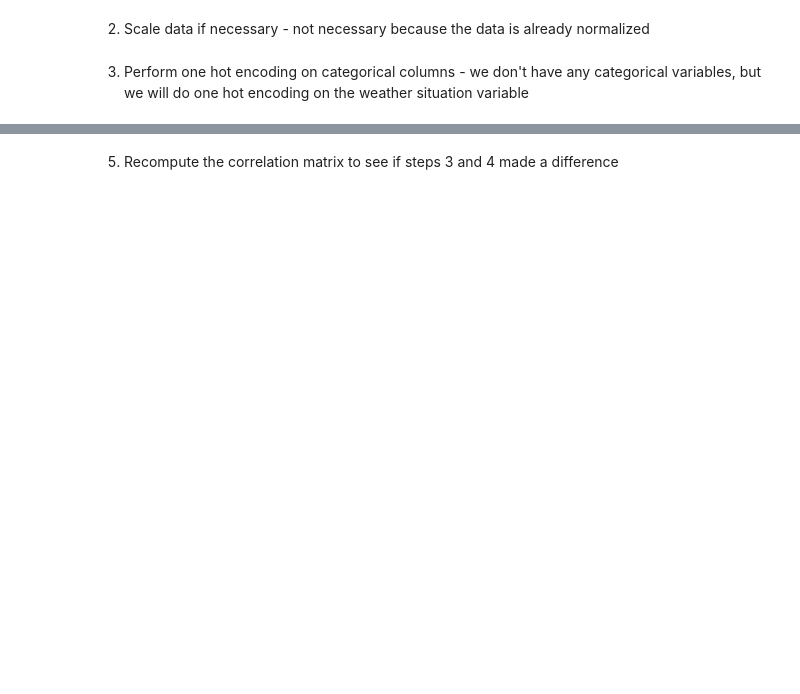
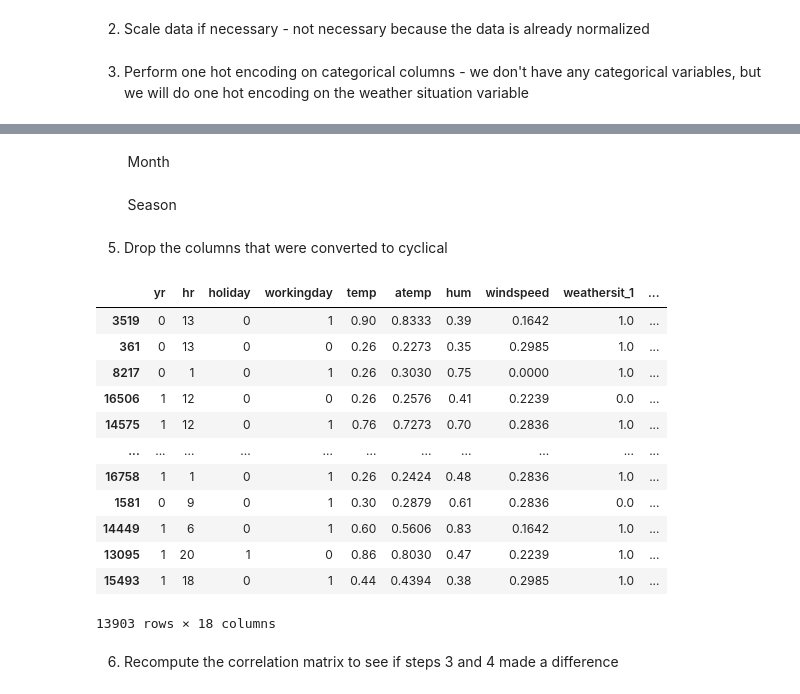
Before and after one commit to maddyBrown19/audomadic-regressor, a Jupyter notebook: audomadic.ipynb, the cells around one changed output, grey strips where cells are left out. Drawn from its saved outputs; the diff is of its cells as text; code cells hidden in the pictures; blank space fills up the shorter version.

Commit message:
Encode cyclical data

```diff
--- a/audomadic.ipynb
+++ b/audomadic.ipynb
@@ -146,8 +148,8 @@ train_labels = strat_train_set["cnt"].copy()
 test_labels = strat_test_set["cnt"].copy()
 
 # Remove the cnt column from test and training
-strat_train_set.drop("cnt", axis=1)
-strat_test_set.drop("cnt", axis=1)
+strat_train_set.drop("cnt", axis=1, inplace=True)
+strat_test_set.drop("cnt", axis=1, inplace=True)
 
 print(f"Training set: {len(strat_train_set)}")
 print(f"Test set: {len(strat_test_set)}\n")
@@ -233,2 +237,56 @@ strat_train_set
+# %%
+# Circular encoding function
+def circular_transform(X, max_value):
+    X = np.asarray(X).flatten()
+    sin_vals = np.sin(2 * np.pi * X / max_value)
+    cos_vals = np.cos(2 * np.pi * X / max_value)
+    return np.vstack([sin_vals, cos_vals]).T
+
+# Apply circular encoding
+max_value = 7
+encoded_days = circular_transform(strat_train_set["weekday"].values, max_value)
+
+# Add the encoded values back to the DataFrame
+strat_train_set["weekday_sin"] = encoded_days[:, 0]
+strat_train_set["weekday_cos"] = encoded_days[:, 1]
+# %% [markdown]
+&nbsp; &nbsp; &nbsp; &nbsp; Month
+# %%
+# Apply circular encoding
+max_value = 12
+encoded_months = circular_transform(strat_train_set["mnth"].values, max_value)
+
+# Add the encoded values back to the DataFrame
+strat_train_set["mnth_sin"] = encoded_months[:, 0]
+strat_train_set["mnth_cos"] = encoded_months[:, 1]
+# %% [markdown]
+&nbsp; &nbsp; &nbsp; &nbsp; Season
+# %%
+# Apply circular encoding
+max_value = 4
+encoded_seasons = circular_transform(strat_train_set["season"].values, max_value)
+
+# Add the encoded values back to the DataFrame
+strat_train_set["season_sin"] = encoded_seasons[:, 0]
+strat_train_set["season_cos"] = encoded_seasons[:, 1]
+# %% [markdown]
+5. Drop the columns that were converted to cyclical
+# %%
+strat_train_set.drop(["weekday", "mnth", "season"], axis = 1, inplace = True)
+strat_train_set
+# %% [output]
+|  | yr | hr | holiday | workingday | temp | atemp | hum | windspeed | weathersit_1 | ... |
+| 3519 | 0 | 13 | 0 | 1 | 0.90 | 0.8333 | 0.39 | 0.1642 | 1.0 | ... |
+| 361 | 0 | 13 | 0 | 0 | 0.26 | 0.2273 | 0.35 | 0.2985 | 1.0 | ... |
+| 8217 | 0 | 1 | 0 | 1 | 0.26 | 0.3030 | 0.75 | 0.0000 | 1.0 | ... |
+| 16506 | 1 | 12 | 0 | 0 | 0.26 | 0.2576 | 0.41 | 0.2239 | 0.0 | ... |
+| 14575 | 1 | 12 | 0 | 1 | 0.76 | 0.7273 | 0.70 | 0.2836 | 1.0 | ... |
+| ... | ... | ... | ... | ... | ... | ... | ... | ... | ... | ... |
+| 16758 | 1 | 1 | 0 | 1 | 0.26 | 0.2424 | 0.48 | 0.2836 | 1.0 | ... |
+| 1581 | 0 | 9 | 0 | 1 | 0.30 | 0.2879 | 0.61 | 0.2836 | 0.0 | ... |
+| 14449 | 1 | 6 | 0 | 1 | 0.60 | 0.5606 | 0.83 | 0.1642 | 1.0 | ... |
+| 13095 | 1 | 20 | 1 | 0 | 0.86 | 0.8030 | 0.47 | 0.2239 | 1.0 | ... |
+| 15493 | 1 | 18 | 0 | 1 | 0.44 | 0.4394 | 0.38 | 0.2985 | 1.0 | ... |
+13903 rows × 18 columns
 # %% [markdown]
-5. Recompute the correlation matrix to see if steps 3 and 4 made a difference
+6. Recompute the correlation matrix to see if steps 3 and 4 made a difference
```
Also changed, not shown: parts of 7 cells of this notebook.
